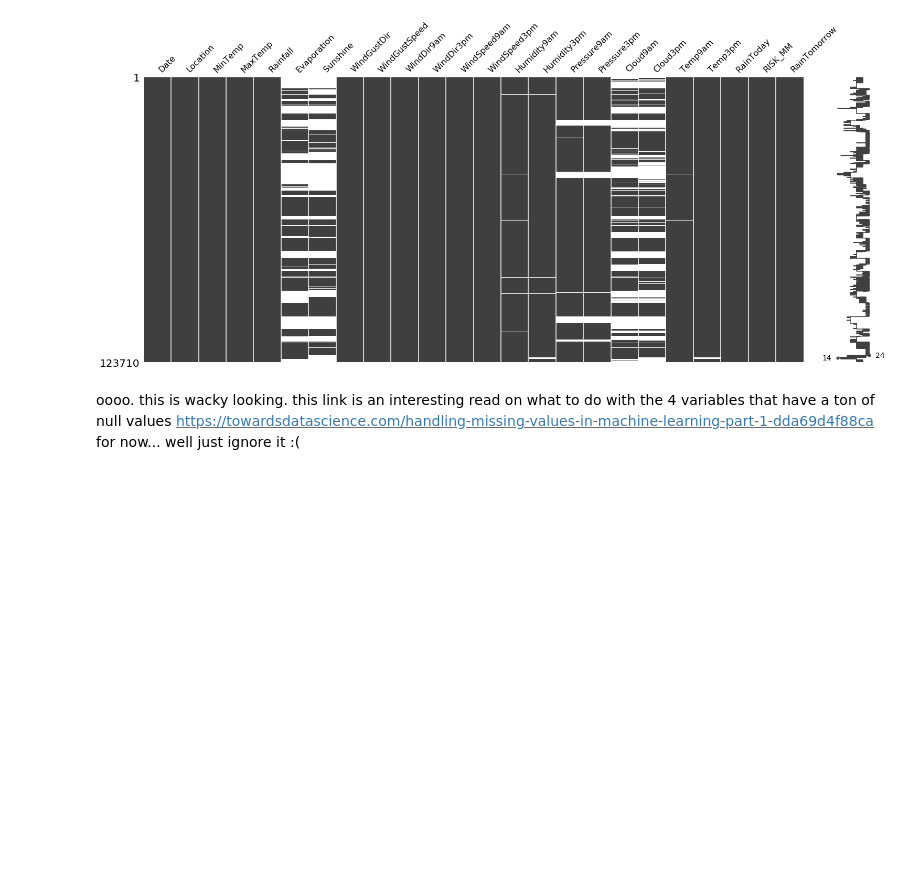
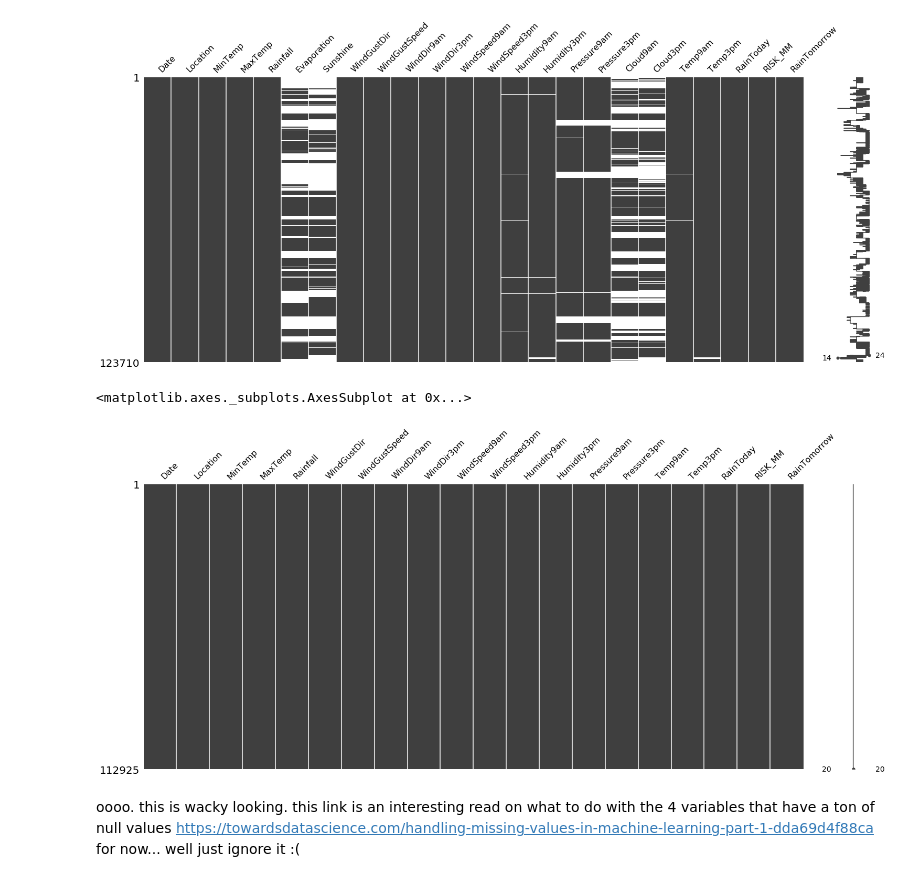
Before and after one commit to Hd0702/CSE5324, a Jupyter notebook: A5/Lab5.ipynb, the cells around one changed output. Cells and saved outputs as stored; diff of their text form; code cells hidden in the pictures; blank space fills up the shorter version.

```diff
--- a/A5/Lab5.ipynb
+++ b/A5/Lab5.ipynb
@@ -51,6 +53,14 @@ mn.matrix(df)
 # %% [output]
 <matplotlib.axes._subplots.AxesSubplot at 0x...>
 [figure]
+# %%
+# Remove missing data
+df = df.drop(columns=['Evaporation', 'Sunshine','Cloud9am','Cloud3pm'])
+df.dropna(inplace=True)
+mn.matrix(df)
+# %% [output]
+<matplotlib.axes._subplots.AxesSubplot at 0x...>
+[figure, added]
 # %% [markdown]
 oooo. this is wacky looking. this link is an interesting read on what to do with the 4 variables that have a ton of null values    https://towardsdatascience.com/handling-missing-values-in-machine-learning-part-1-dda69d4f88ca
 for now... well just ignore it :(
```
Also changed, not shown: parts of 11 cells of this notebook.
